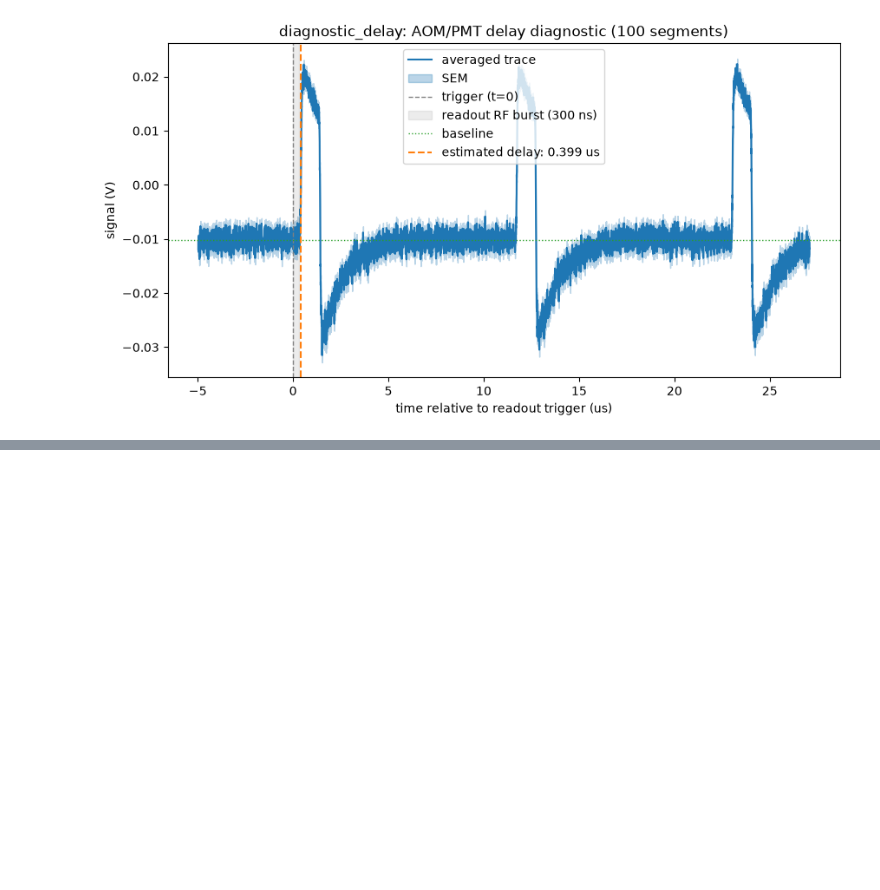
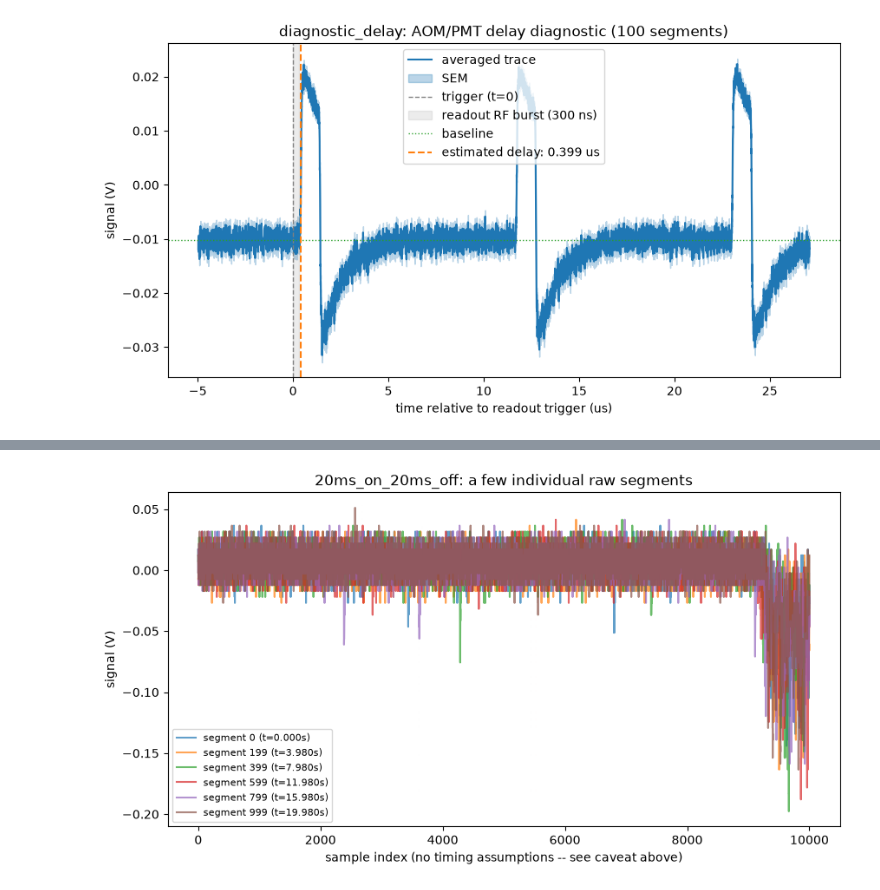
Before and after one commit to meimei2027/diamonds, a Jupyter notebook: experiment/t1_test.ipynb, the cells around one changed output, grey strips where cells are left out. Cells and saved outputs as stored; diff of their text form; code cells hidden in the pictures; blank space fills up the shorter version.

```diff
--- a/experiment/t1_test.ipynb
+++ b/experiment/t1_test.ipynb
@@ -108,0 +313,18 @@ plt.show()
+# %%
+# A handful of individual raw segments, vs. sample index (no timing assumptions --
+# no metadata file exists for this legacy capture).
+fig, ax = plt.subplots(figsize=(10, 5))
+
+sample_idx = np.arange(legacy_waveform.shape[1])
+show_indices = np.linspace(0, legacy_waveform.shape[0] - 1, 6, dtype=int)
+for i in show_indices:
+    ax.plot(sample_idx, legacy_waveform[i], alpha=0.7,
+            label=f"segment {i} (t={legacy_elapsed_s[i]:.3f}s)")
+
+ax.set_xlabel("sample index (no timing assumptions -- see caveat above)")
+ax.set_ylabel("signal (V)")
+ax.set_title(f"{LEGACY_NAME}: a few individual raw segments")
+ax.legend(fontsize=8)
+plt.show()
+# %% [output]
+[figure, added]
```
Also changed, not shown: parts of 24 cells of this notebook, 2 other files.
